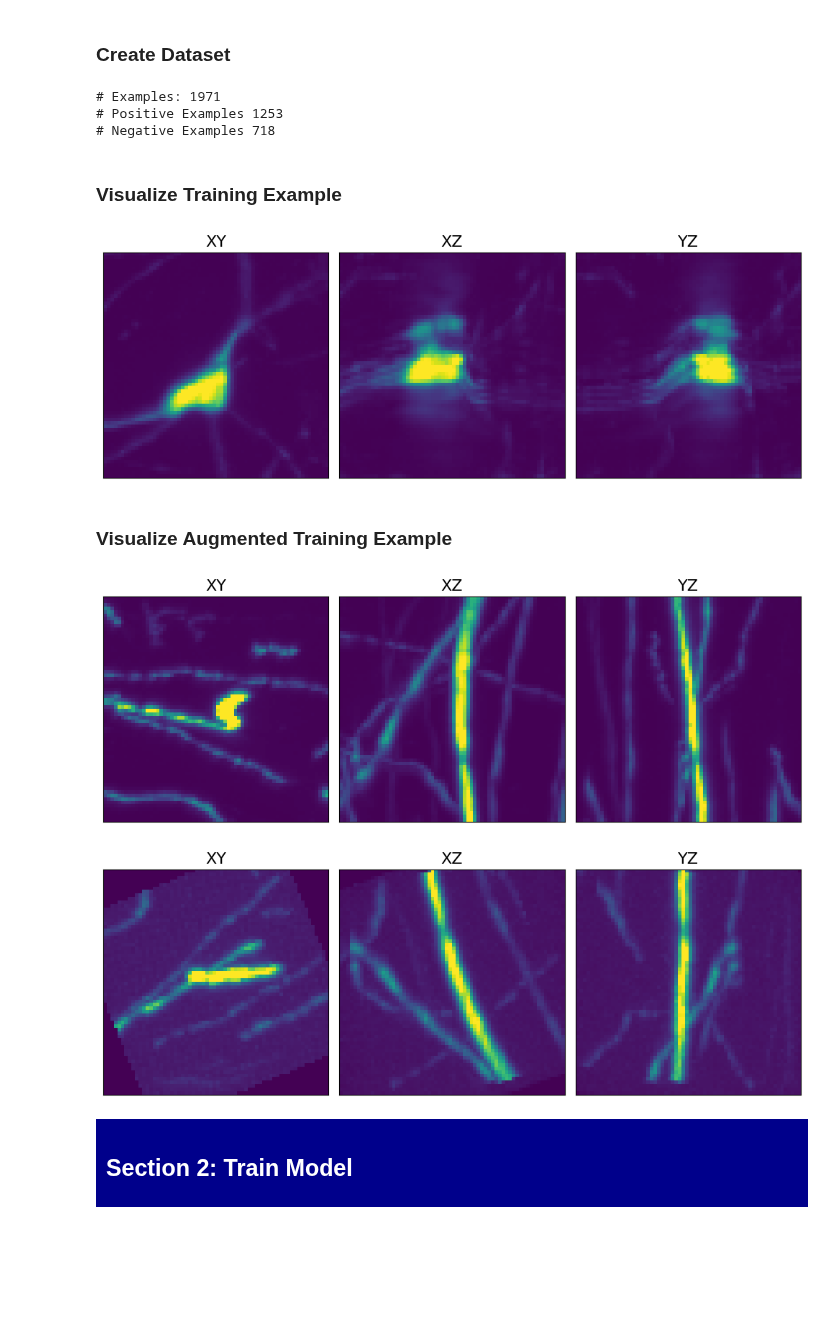
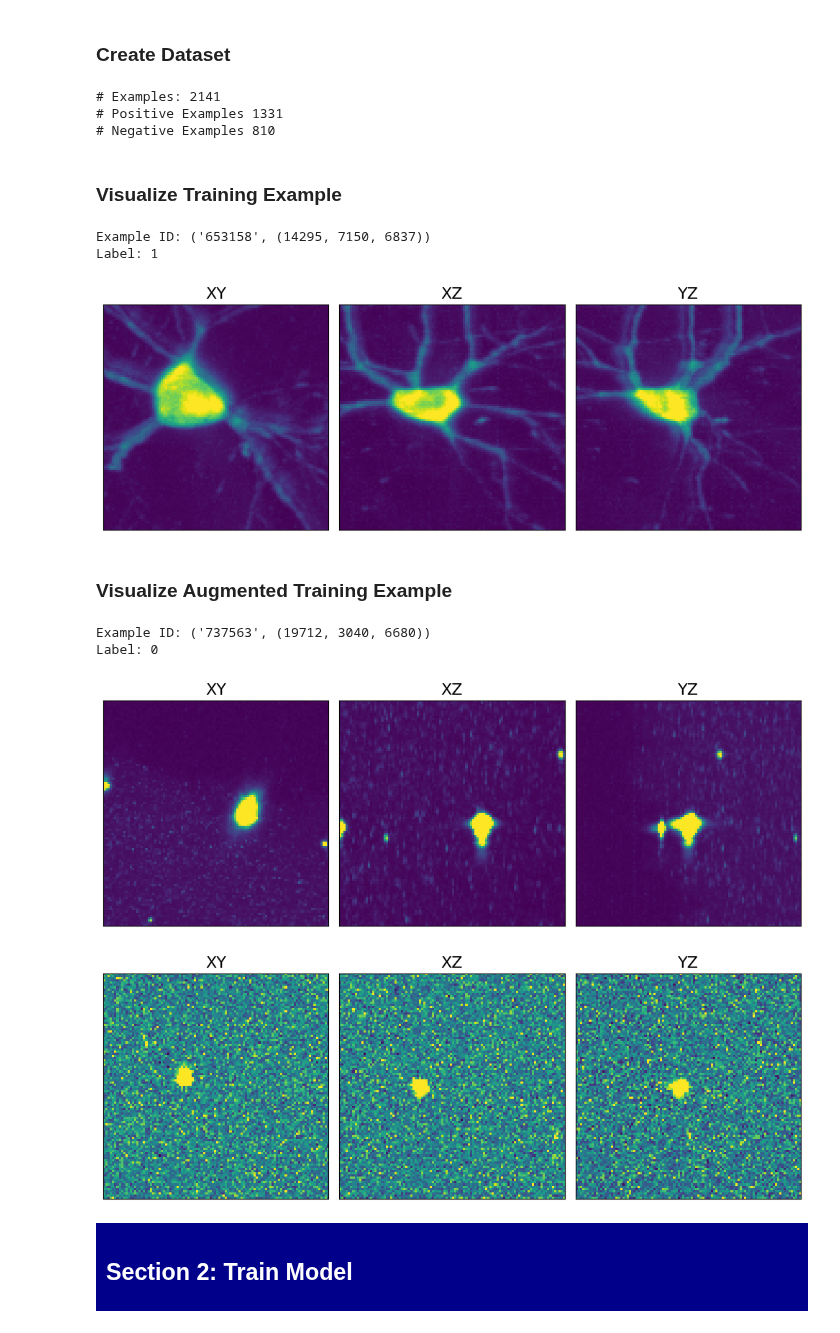
Before and after one commit to AllenNeuralDynamics/aind-exaspim-soma-detection, a Jupyter notebook: tutorials/train_soma_classifier.ipynb, the cells around one changed output. Cells and saved outputs as stored; diff of their text form; code cells hidden in the pictures; blank space fills up the shorter version.

Commit message:
feat: test notebook

```diff
--- a/tutorials/train_soma_classifier.ipynb
+++ b/tutorials/train_soma_classifier.ipynb
@@ -28,8 +33,8 @@ from aind_exaspim_soma_detection.training.data_handling import SomaDataset
 # %%
 # Parameters
 anisotropy = [0.748, 0.748, 1.0]
-multiscale = 2
-patch_shape = (64, 64, 64)
+multiscale = 1
+patch_shape = (102, 102, 102)
 
 # Paths
 img_lookup_path =  "/root/capsule/data/exaspim_image_prefixes.json"
@@ -59,37 +65,48 @@ test_negatives = data_handling.load_test_examples("/root/capsule/data/test_negat
 ### Create Dataset
 # %%
 # Initialize Dataset
-soma_dataset = SomaDataset(patch_shape, transform=True)
-for example_tuple in smartsheet_data + exapsim_data:
-    soma_dataset.ingest_examples(*example_tuple)
+dataset = ProposalDataset(patch_shape, transform=True)
+for proposals_tuple in smartsheet_data + exapsim_data:
+    dataset.ingest_proposals(*proposals_tuple)
 
-# Remove test examples
-for example in test_positives + test_negatives:
-    soma_dataset.remove_example(example)
+# Remove Testing Examples
+keys = list(dataset.proposals.keys())
+test_examples = set(test_positives + test_negatives)
+for key in keys:
+    if key in test_examples or key in ignore:
+        dataset.remove_proposal(key, epsilon=10)
 
 # Report Dataset Specs
-print("# Examples:", len(soma_dataset))
-print("# Positive Examples", soma_dataset.n_positives())
-print("# Negative Examples", soma_dataset.n_negatives())
+print("# Examples:", len(dataset))
+print("# Positive Examples", dataset.n_positives())
+print("# Negative Examples", dataset.n_negatives())
 # %% [output]
-# Examples: 1971
-# Positive Examples 1253
-# Negative Examples 718
+# Examples: 2141
+# Positive Examples 1331
+# Negative Examples 810
 # %% [markdown]
 ### Visualize Training Example
 # %%
-key = util.sample_once(soma_dataset.examples.keys())
-soma_dataset.visualize_example(key)
+key = util.sample_once(list(dataset.proposals.keys()))
+print("Example ID:", key)
+print("Label:", dataset.proposals[key])
+dataset.visualize_proposal(key)
 # %% [output]
+Example ID: ('653158', (14295, 7150, 6837))
+Label: 1
-[figure, old version]
+[figure, new version]
 # %% [markdown]
 ### Visualize Augmented Training Example
 # %%
-key = util.sample_once(soma_dataset.examples.keys())
-soma_dataset.visualize_augmented_example(key)
+key = util.sample_once(list(dataset.proposals.keys()))
+print("Example ID:", key)
+print("Label:", dataset.proposals[key])
+dataset.visualize_augmented_proposal(key)
 # %% [output]
+Example ID: ('737563', (19712, 3040, 6680))
+Label: 0
-[figure, old version]
+[figure, new version]
-[figure, old version]
+[figure, new version]
 # %% [markdown]
 <div style="background-color: darkblue; padding: 10px; color: white;">
 
```
Also changed, not shown: parts of 5 cells of this notebook, 2 other files.
